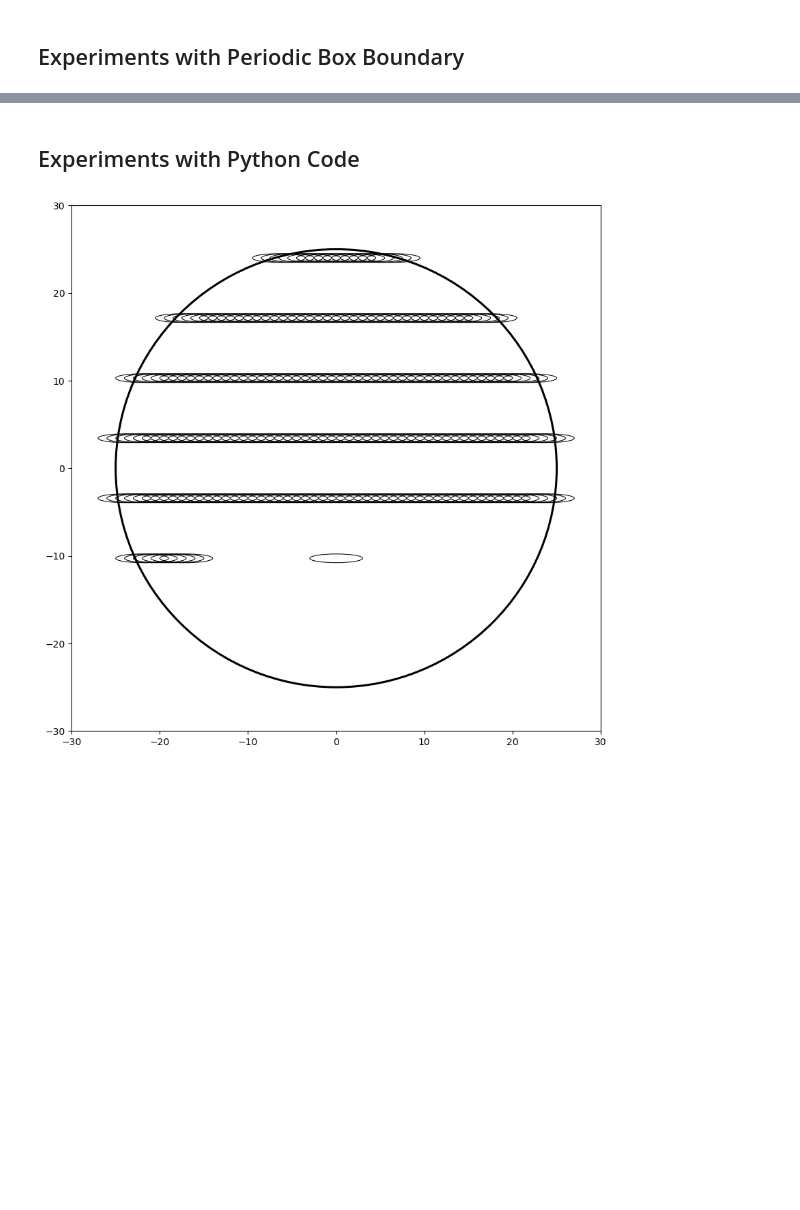
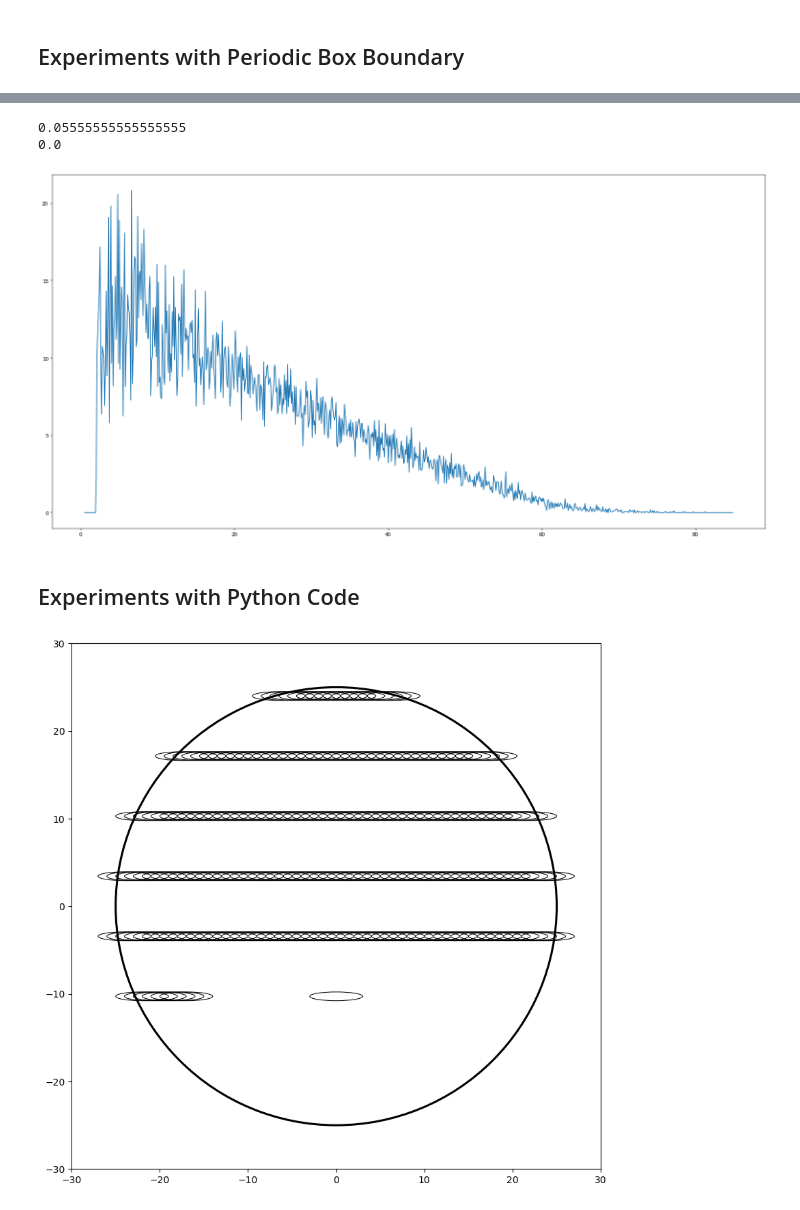
Before and after one commit to SyuW/Liquid-Crystals-Monte-Carlo, a Jupyter notebook: plot_initial.ipynb, the cells around one changed output, grey strips where cells are left out. Drawn from its saved outputs; the diff is of its cells as text; code cells hidden in the pictures; blank space fills up the shorter version.

```diff
--- a/plot_initial.ipynb
+++ b/plot_initial.ipynb
@@ -130,3 +152,45 @@ for arr in [init_arr, final_arr]:
+# %%
+# Try to calculate the pair correlation function
+
+num_particles = int(config["Parameters"]["Number of particles"])
+rho = num_particles / (box_width * box_height)
+dr = 0.1
+
+print(rho)
+
+# arrays
+r_min = 0.5
+r_max = np.sqrt(box_width ** 2 + box_height ** 2)
+r = np.arange(r_min, r_max, dr)
+g_r = np.zeros_like(r)
+cnt = 0
+for step in range(10000, 25000, 1000):
+    cnt += 1
+    fname = f"build/boxPeriodicSimOut/positionsStep{step}"
+    arr = np.genfromtxt(fname)
+    for i in range(num_particles):
+        for j in range(num_particles):
+            dist = np.linalg.norm(final_arr[i][:-1] - final_arr[j][:-1])
+            if (i == j or dist < r_min or dist > r_max): continue
+            g_r[int((dist-r_min) // dr)] += 1
+
+            # print("dist:", dist, "bin-left:", r[int((dist-r_min) // dr)])
+
+# normalization
+norm = (2 * np.pi * r * dr) * rho * num_particles
+g_r /= norm
+
+print(g_r[-15])
+
+plt.figure(figsize=(24, 12))
+plt.plot(r, g_r)
+# plt.xlim(60, 80)
+# plt.ylim(0, 10)
+plt.show()
+# %% [output]
+0.05555555555555555
+0.0
+[figure, added]
 # %% [markdown]
 ## Experiments with Python Code
 # %%
```
Also changed, not shown: parts of 4 cells of this notebook, 5 other files.
